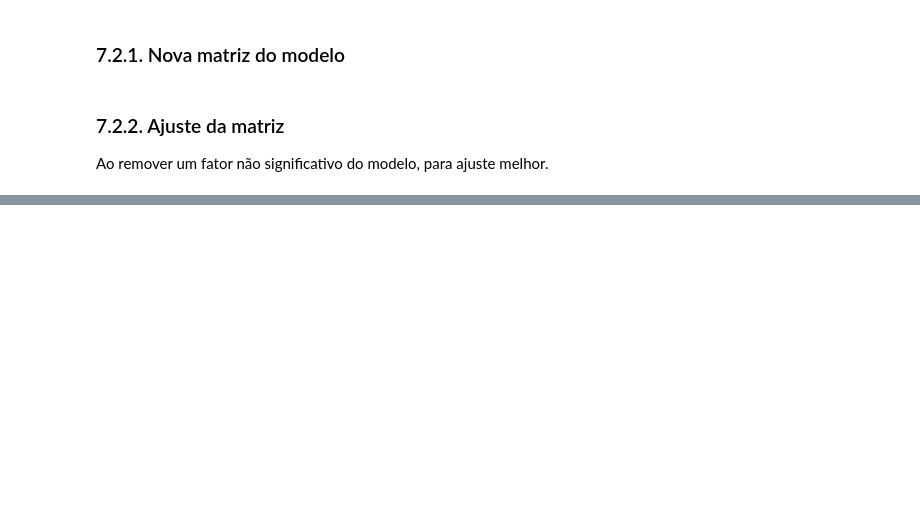
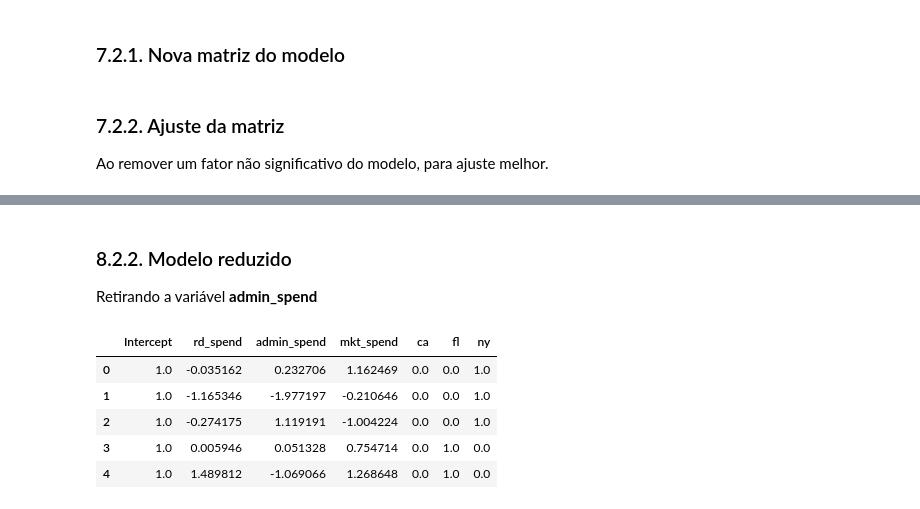
Before and after one commit to bruna-calistrate/AdvancedStatistics-Course, a Jupyter notebook: ExercíciosPráticos.ipynb, the cells around one changed output, grey strips where cells are left out. Cells and saved outputs as stored; diff of their text form; code cells hidden in the pictures; blank space fills up the shorter version.

```diff
--- a/ExercíciosPráticos.ipynb
+++ b/ExercíciosPráticos.ipynb
@@ -574,0 +596,3 @@ strong multicollinearity problems or that the design matrix is singular.
+# %%
+xTrain, xTest, yTrain, yTest = train_test_split(
+    x, y, test_size=0.1, random_state=0)
@@ -574,0 +628,12 @@ strong multicollinearity problems or that the design matrix is singular.
+# %% [markdown]
+### 8.2.2. Modelo reduzido
+Retirando a variável **admin_spend**
+# %%
+xTrain.head()
+# %% [output]
+|  | Intercept | rd_spend | admin_spend | mkt_spend | ca | fl | ny |
+| 0 | 1.0 | -0.035162 | 0.232706 | 1.162469 | 0.0 | 0.0 | 1.0 |
+| 1 | 1.0 | -1.165346 | -1.977197 | -0.210646 | 0.0 | 0.0 | 1.0 |
+| 2 | 1.0 | -0.274175 | 1.119191 | -1.004224 | 0.0 | 0.0 | 1.0 |
+| 3 | 1.0 | 0.005946 | 0.051328 | 0.754714 | 0.0 | 1.0 | 0.0 |
+| 4 | 1.0 | 1.489812 | -1.069066 | 1.268648 | 0.0 | 1.0 | 0.0 |
```
Also changed, not shown: parts of 31 cells of this notebook.
